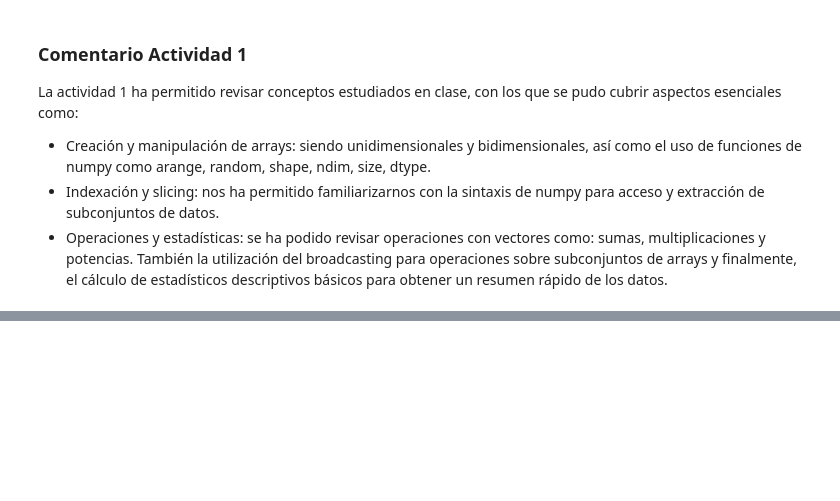
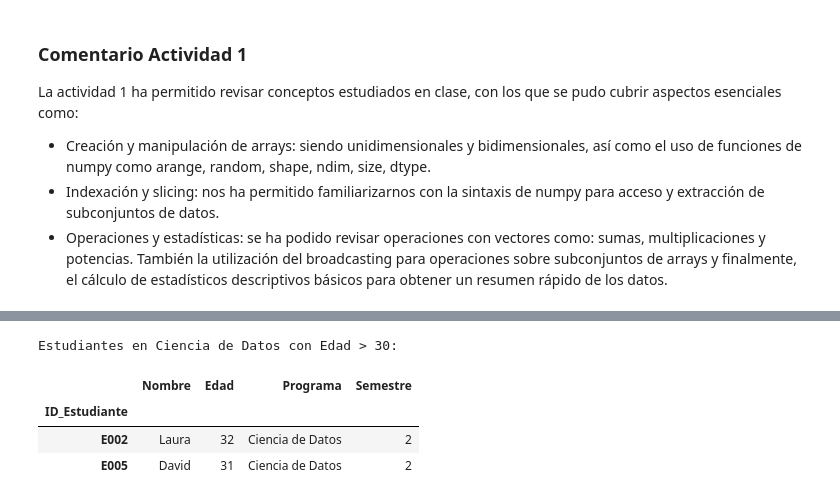
Before and after one commit to dennysrojas/programacion_estadistica, a Jupyter notebook: taller_practico.ipynb, the cells around one changed output, grey strips where cells are left out. Saved outputs shown, nothing was run; the diff lists cells and outputs as text; code cells hidden in the pictures; blank space fills up the shorter version.

```diff
--- a/taller_practico.ipynb
+++ b/taller_practico.ipynb
@@ -233,0 +398,13 @@ La actividad 1 ha permitido revisar conceptos estudiados en clase, con los que s
+# %%
+# e. Filtra el DataFrame para mostrar solo los estudiantes que esta n en el programa de 'Ciencia de Datos' Y tienen una Edad mayor a 30 anos
+print("Estudiantes en Ciencia de Datos con Edad > 30:")
+df_estudiantes[
+    (df_estudiantes['Programa'] == 'Ciencia de Datos') &
+    (df_estudiantes['Edad'] > 30)
+]
+# %% [output]
+Estudiantes en Ciencia de Datos con Edad > 30:
+|  | Nombre | Edad | Programa | Semestre |
+| ID_Estudiante |  |  |  |  |
+| E002 | Laura | 32 | Ciencia de Datos | 2 |
+| E005 | David | 31 | Ciencia de Datos | 2 |
```
Also changed, not shown: parts of 24 cells of this notebook.
